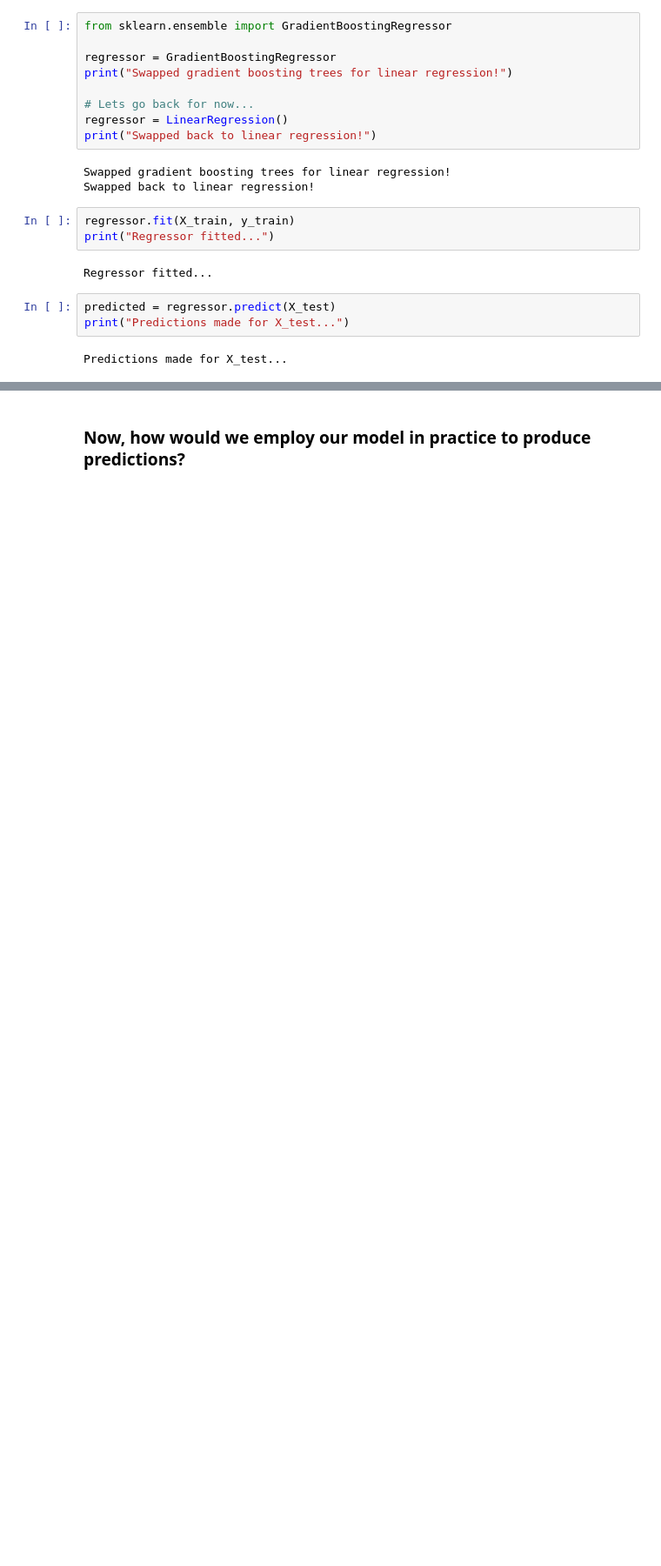
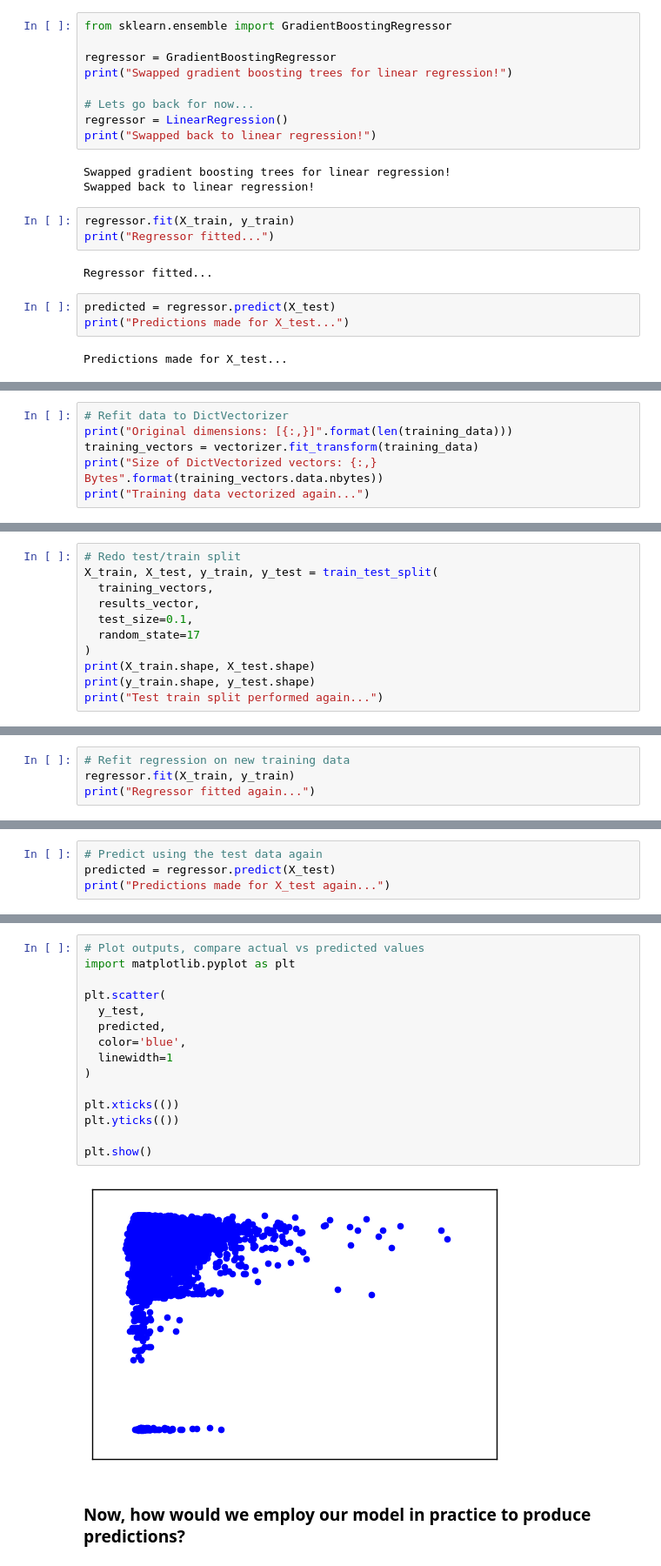
Before and after one commit to Crisliu/Agile-Data-Science, a Jupyter notebook: ch08/Predicting flight delays with sklearn.ipynb, the cells around one changed output, grey strips where cells are left out. Shown at 87% size. Cells and saved outputs as stored; diff of their text form; blank space fills up the shorter version.

```diff
--- a/ch08/Predicting flight delays with sklearn.ipynb
+++ b/ch08/Predicting flight delays with sklearn.ipynb
@@ -169,0 +178,6 @@ plt.show()
+# %%
+# Refit data to DictVectorizer
+print("Original dimensions: [{:,}]".format(len(training_data)))
+training_vectors = vectorizer.fit_transform(training_data)
+print("Size of DictVectorized vectors: {:,} Bytes".format(training_vectors.data.nbytes))
+print("Training data vectorized again...")
@@ -169,0 +188,11 @@ plt.show()
+# %%
+# Redo test/train split
+X_train, X_test, y_train, y_test = train_test_split(
+  training_vectors,
+  results_vector,
+  test_size=0.1,
+  random_state=17
+)
+print(X_train.shape, X_test.shape)
+print(y_train.shape, y_test.shape)
+print("Test train split performed again...")
@@ -169,0 +203,4 @@ plt.show()
+# %%
+# Refit regression on new training data
+regressor.fit(X_train, y_train)
+print("Regressor fitted again...")
@@ -169,0 +209,4 @@ plt.show()
+# %%
+# Predict using the test data again
+predicted = regressor.predict(X_test)
+print("Predictions made for X_test again...")
@@ -170,2 +226,19 @@ plt.show()
+# %%
+# Plot outputs, compare actual vs predicted values
+import matplotlib.pyplot as plt
+
+plt.scatter(
+  y_test,
+  predicted,
+  color='blue',
+  linewidth=1
+)
+
+plt.xticks(())
+plt.yticks(())
+
+plt.show()
+# %% [output]
+[figure, added]
 # %% [markdown]
 ### Now, how would we employ our model in practice to produce predictions?
```
Also changed, not shown: parts of 11 cells of this notebook, 1 other file.
